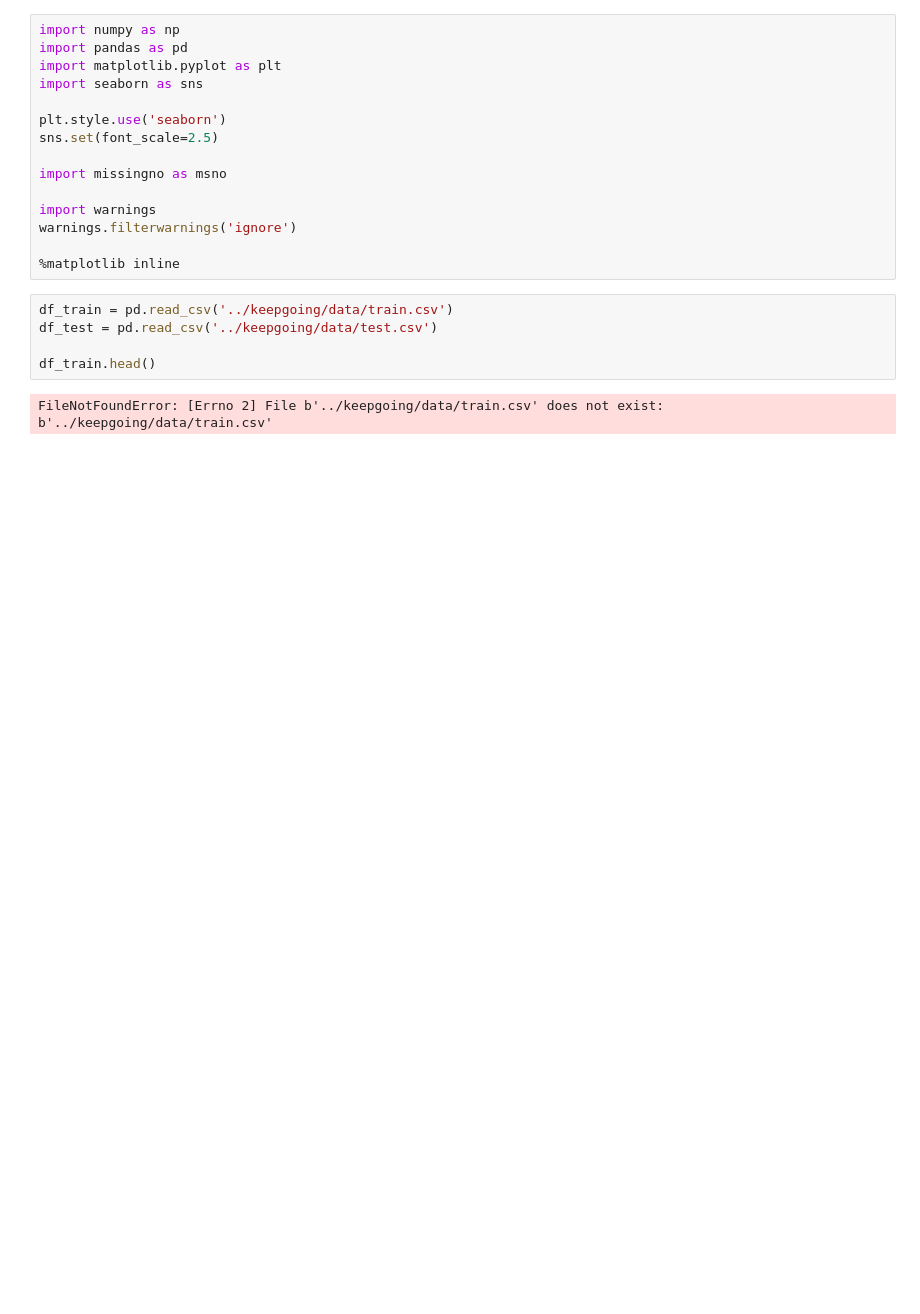
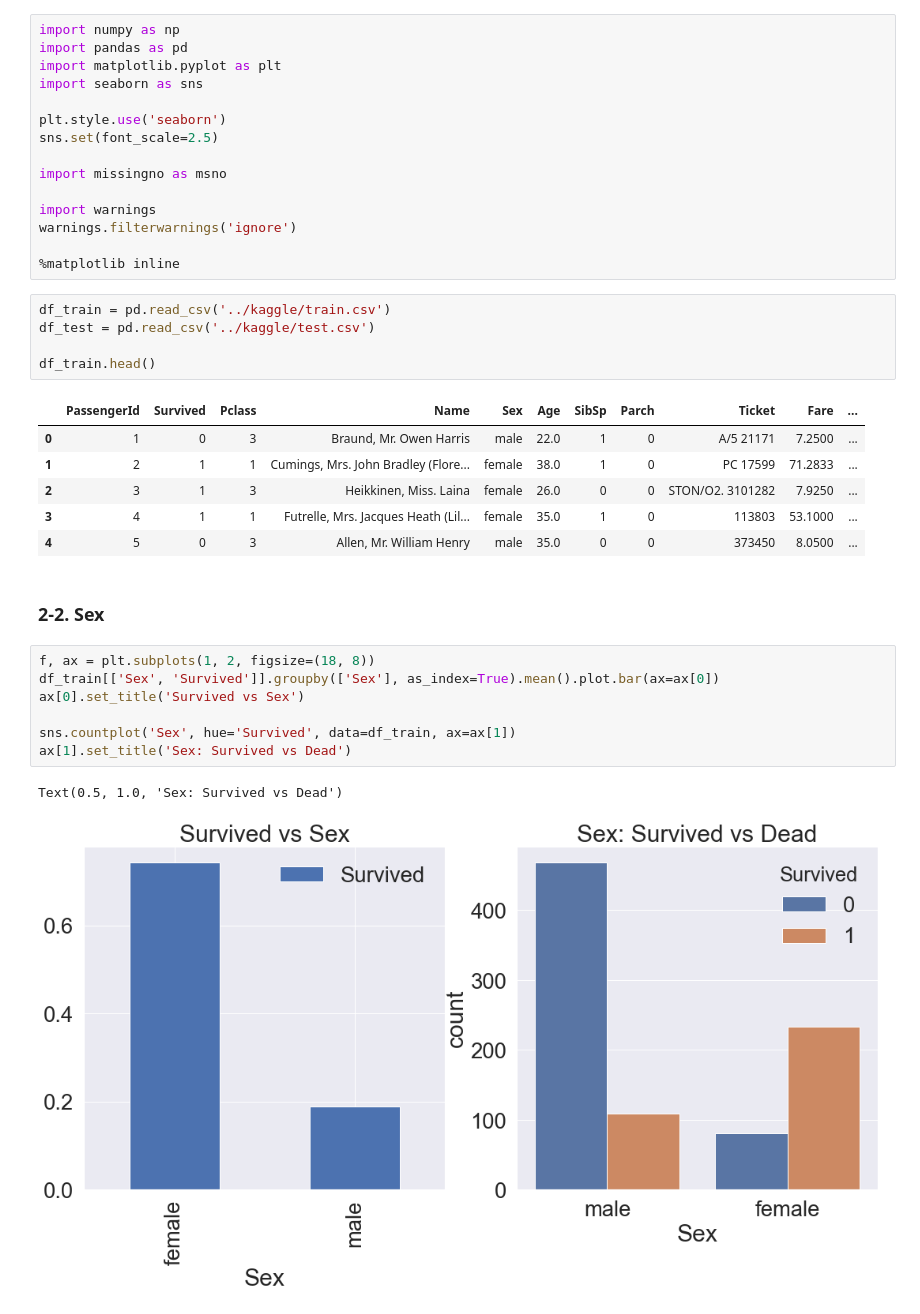
Before and after one commit to nevret-jklee/Kaggle_2019-3rd-ml-month-with-kakr, a Jupyter notebook: 필사적으로 필사하기/Titanic/1-1. titanic (3).ipynb, the cells around one changed output. Saved outputs shown, nothing was run; the diff lists cells and outputs as text; blank space fills up the shorter version.

```diff
--- a/필사적으로 필사하기/Titanic/1-1. titanic (3).ipynb
+++ b/필사적으로 필사하기/Titanic/1-1. titanic (3).ipynb
@@ -14,9 +14,26 @@ warnings.filterwarnings('ignore')
 
 %matplotlib inline
 # %%
-df_train = pd.read_csv('../keepgoing/data/train.csv')
-df_test = pd.read_csv('../keepgoing/data/test.csv')
+df_train = pd.read_csv('../kaggle/train.csv')
+df_test = pd.read_csv('../kaggle/test.csv')
 
 df_train.head()
 # %% [output]
-FileNotFoundError: [Errno 2] File b'../keepgoing/data/train.csv' does not exist: b'../keepgoing/data/train.csv'
+|  | PassengerId | Survived | Pclass | Name | Sex | Age | SibSp | Parch | Ticket | Fare | ... |
+| 0 | 1 | 0 | 3 | Braund, Mr. Owen Harris | male | 22.0 | 1 | 0 | A/5 21171 | 7.2500 | ... |
+| 1 | 2 | 1 | 1 | Cumings, Mrs. John Bradley (Flore... | female | 38.0 | 1 | 0 | PC 17599 | 71.2833 | ... |
+| 2 | 3 | 1 | 3 | Heikkinen, Miss. Laina | female | 26.0 | 0 | 0 | STON/O2. 3101282 | 7.9250 | ... |
+| 3 | 4 | 1 | 1 | Futrelle, Mrs. Jacques Heath (Lil... | female | 35.0 | 1 | 0 | 113803 | 53.1000 | ... |
+| 4 | 5 | 0 | 3 | Allen, Mr. William Henry | male | 35.0 | 0 | 0 | 373450 | 8.0500 | ... |
+# %% [markdown]
+### 2-2. Sex
+# %%
+f, ax = plt.subplots(1, 2, figsize=(18, 8))
+df_train[['Sex', 'Survived']].groupby(['Sex'], as_index=True).mean().plot.bar(ax=ax[0])
+ax[0].set_title('Survived vs Sex')
+
+sns.countplot('Sex', hue='Survived', data=df_train, ax=ax[1])
+ax[1].set_title('Sex: Survived vs Dead')
+# %% [output]
+Text(0.5, 1.0, 'Sex: Survived vs Dead')
+[figure, added]
```
Also changed, not shown: parts of 7 cells of this notebook.
